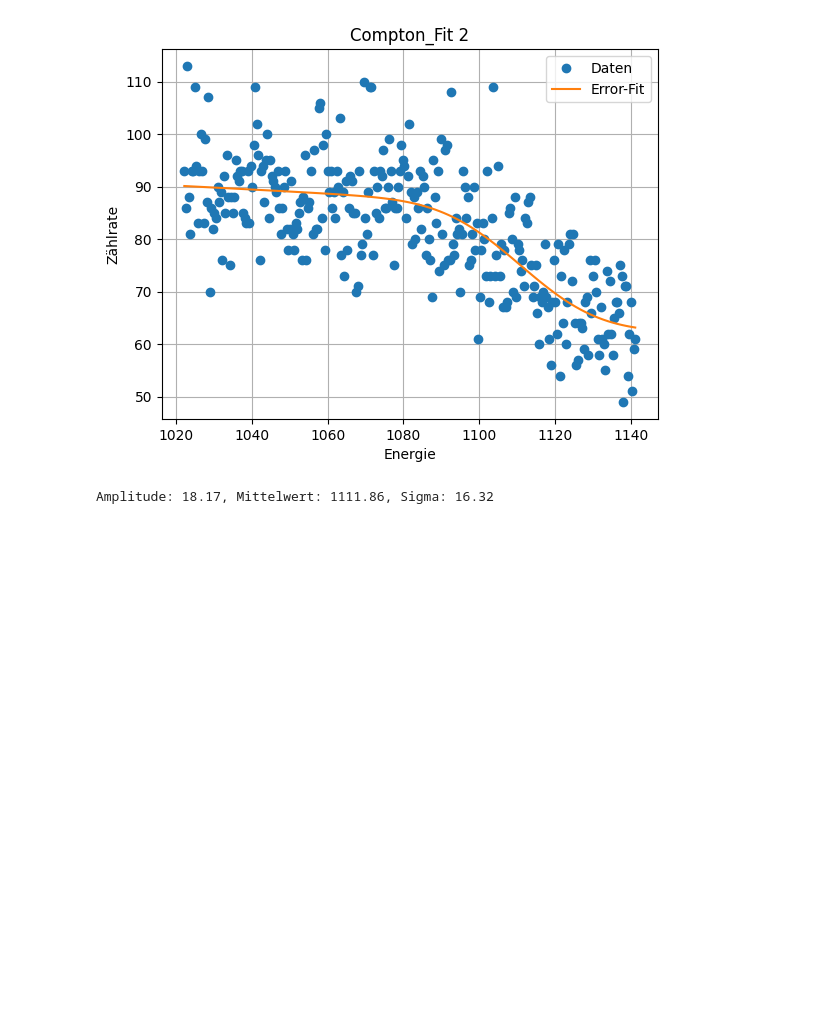
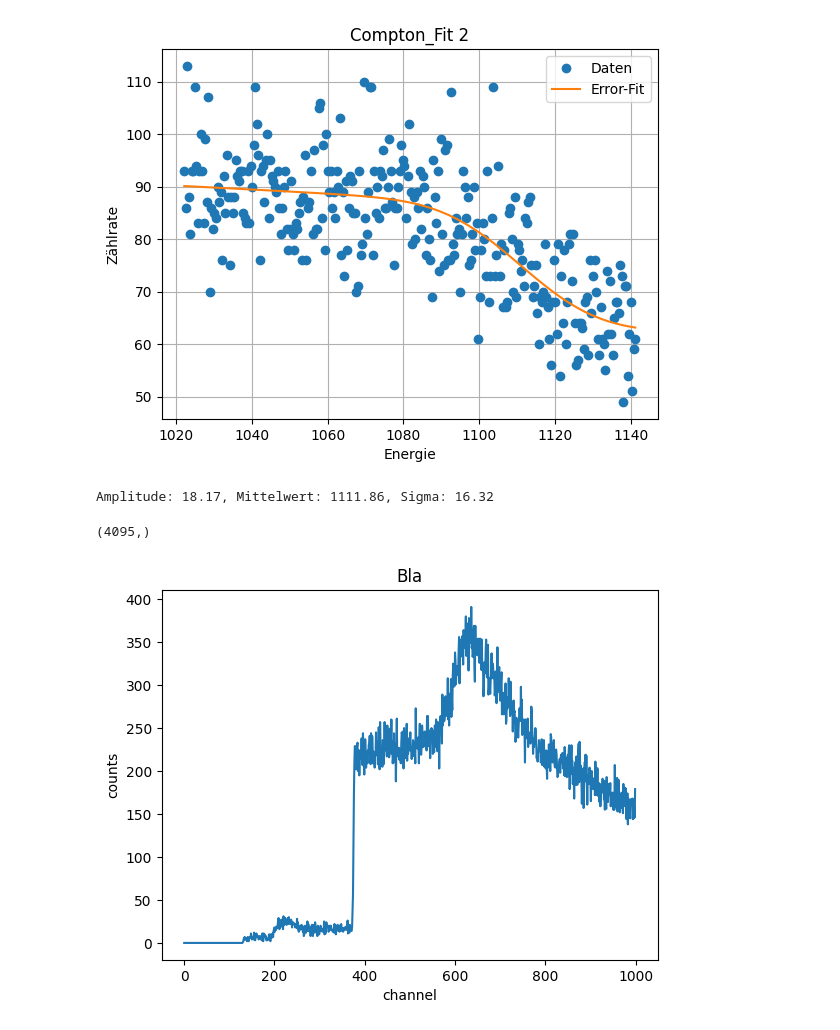
Before and after one commit to caesar2003/P4-Gamma-Coincidence-Spectroscopy, a Jupyter notebook: auswertung.ipynb, the cells around one changed output. Cells and saved outputs as stored; diff of their text form; code cells hidden in the pictures; blank space fills up the shorter version.

```diff
--- a/auswertung.ipynb
+++ b/auswertung.ipynb
@@ -435,3 +492,14 @@ for i in range(len(area)):
 Amplitude: 1.71, Mittelwert: 961.80, Sigma: 26.74
 [figure]
 Amplitude: 18.17, Mittelwert: 1111.86, Sigma: 16.32
+# %%
+print(spec.shape)
+arr = [0,1000]
+plt.plot(np.arange(len(Co60_NaI_spec))[arr[0]:arr[1]], Co60_NaI_spec[arr[0]:arr[1]])
+plt.title('Bla')
+plt.xlabel("channel")
+plt.ylabel("counts")
+plt.show()
+# %% [output]
+(4095,)
+[figure, added]
```
Also changed, not shown: parts of 9 cells of this notebook.
